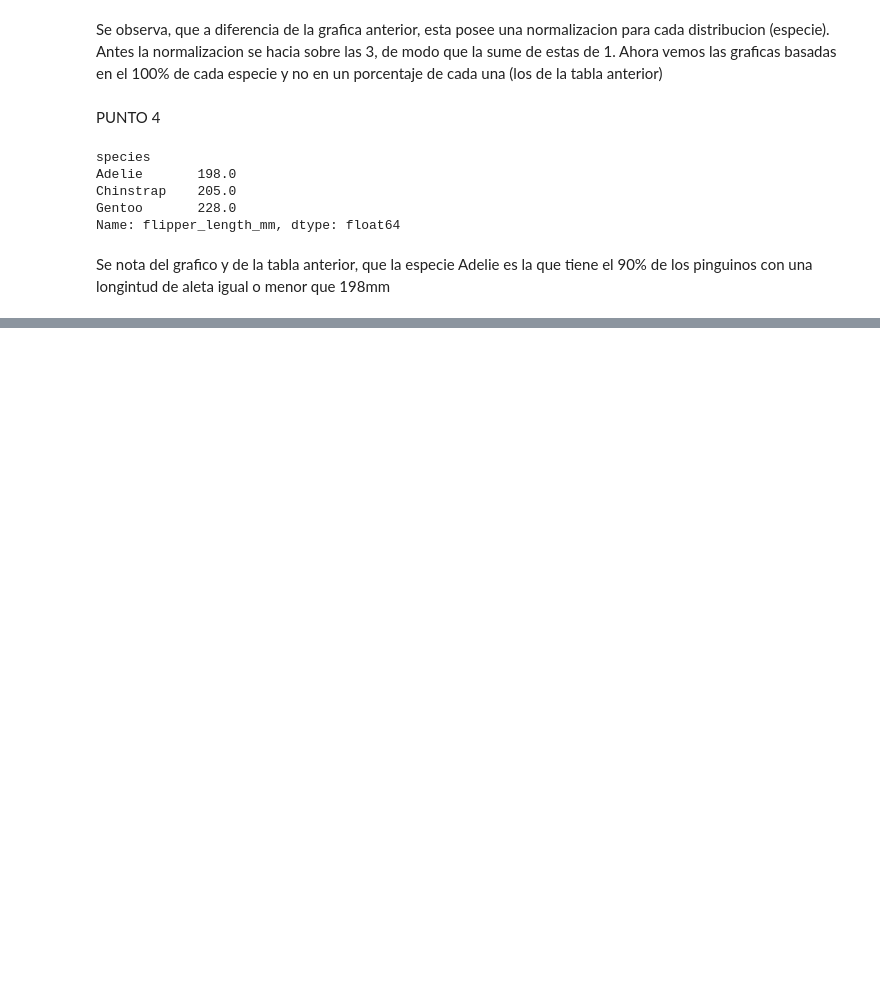
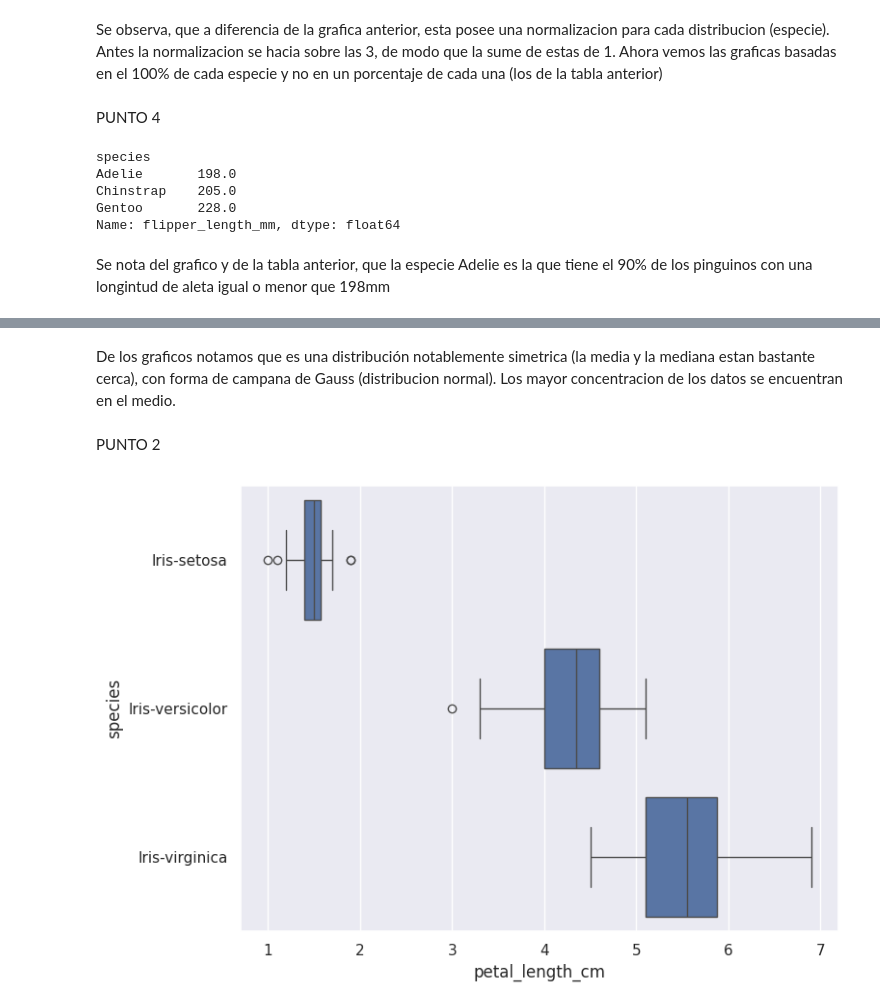
Before and after one commit to winttita/TUIA, a Jupyter notebook: Segundo/Fundamento de Ciencia de Datos/U4 - Visualizacion/practica4.ipynb, the cells around one changed output, grey strips where cells are left out. Drawn from its saved outputs; the diff is of its cells as text; code cells hidden in the pictures; blank space fills up the shorter version.

```diff
--- a/Segundo/Fundamento de Ciencia de Datos/U4 - Visualizacion/practica4.ipynb
+++ b/Segundo/Fundamento de Ciencia de Datos/U4 - Visualizacion/practica4.ipynb
@@ -516,0 +550,10 @@ Se nota del grafico y de la tabla anterior, que la especie Adelie es la que tien
+# %% [markdown]
+De los graficos notamos que es una distribución notablemente simetrica (la media y la mediana estan bastante cerca), con forma de campana de Gauss (distribucion normal). Los mayor concentracion de los datos se encuentran en el medio.
+# %% [markdown]
+PUNTO 2
+# %%
+plt.figure(figsize=(8,6))
+sns.boxplot(data=iris, y='species', x='petal_length_cm')
+plt.show()
+# %% [output]
+[figure, added]
```
Also changed, not shown: parts of 23 cells of this notebook.
